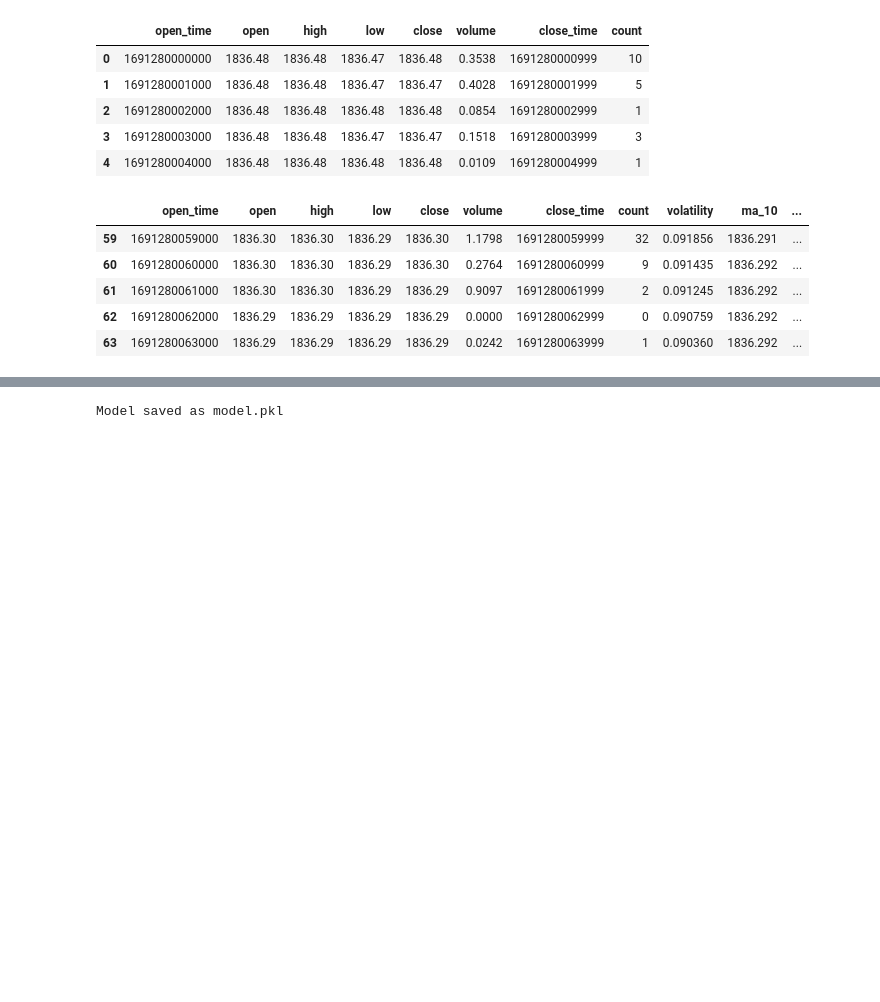
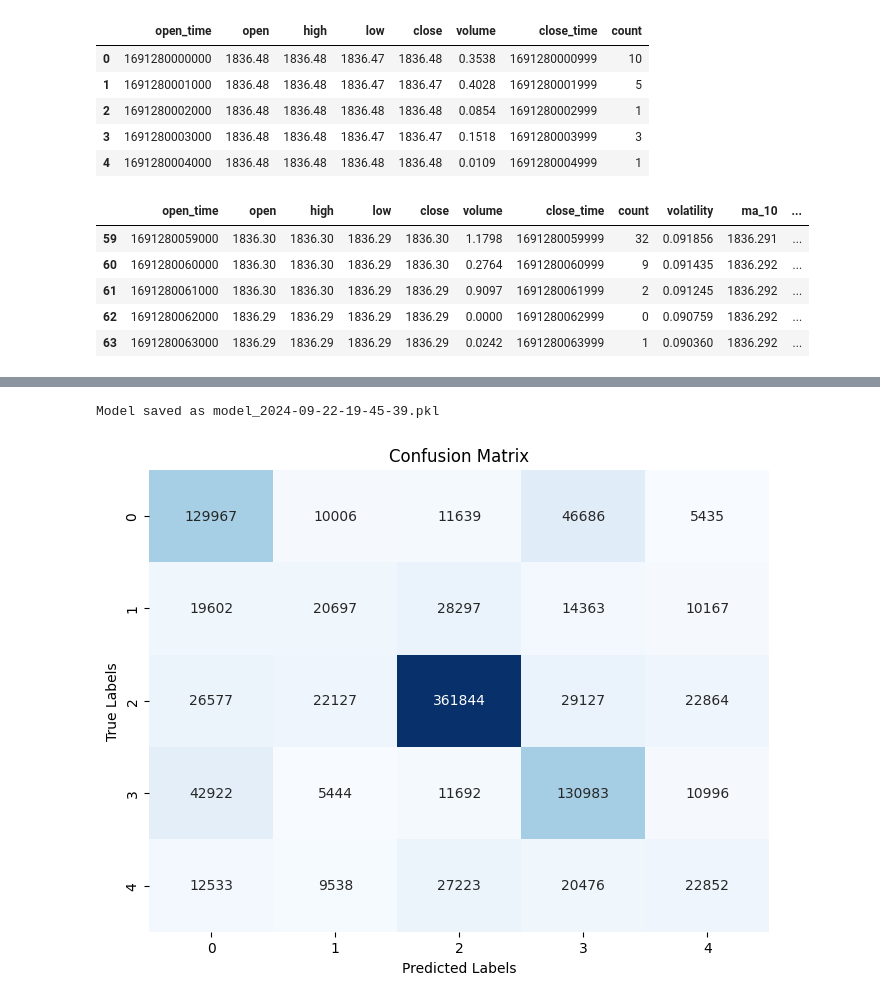
Before and after one commit to Yarden92/EM-stocks, a Jupyter notebook: ml_explorer.ipynb, the cells around one changed output, grey strips where cells are left out. Saved outputs shown, nothing was run; the diff lists cells and outputs as text; code cells hidden in the pictures; blank space fills up the shorter version.

```diff
--- a/ml_explorer.ipynb
+++ b/ml_explorer.ipynb
@@ -95,0 +149,6 @@ df[['close', 'future_return', 'target']].head(15)
+# %%
+# define the features and target variable
+features = ['close', 'volatility', 'ma_10', 'ma_30']
+target = 'target'
+
+X, y = df[features], df[target]
@@ -172,7 +240,26 @@ plt.show()
 import joblib
 
 # Save the model as a pickle file
-joblib.dump(model, 'model.pkl')
-print("Model saved as model.pkl")
+timestamp = pd.Timestamp.now().strftime('%Y-%m-%d-%H-%M-%S')
+name = f'model_{timestamp}.pkl'
+joblib.dump(model, name)
+print(f"Model saved as {name}")
 # %% [output]
-Model saved as model.pkl
+Model saved as model_2024-09-22-19-45-39.pkl
+# %%
+# create confusion matrix
+from sklearn.metrics import confusion_matrix
+import seaborn as sns
+
+# Create a confusion matrix
+conf_matrix = confusion_matrix(y_test, y_pred)
+
+# Plot the confusion matrix
+plt.figure(figsize=(8, 6))
+sns.heatmap(conf_matrix, annot=True, fmt='d', cmap='Blues', cbar=False)
+plt.xlabel('Predicted Labels')
+plt.ylabel('True Labels')
+plt.title('Confusion Matrix')
+plt.show()
+# %% [output]
+[figure, added]
```
Also changed, not shown: parts of 10 cells of this notebook, 1 other file.
